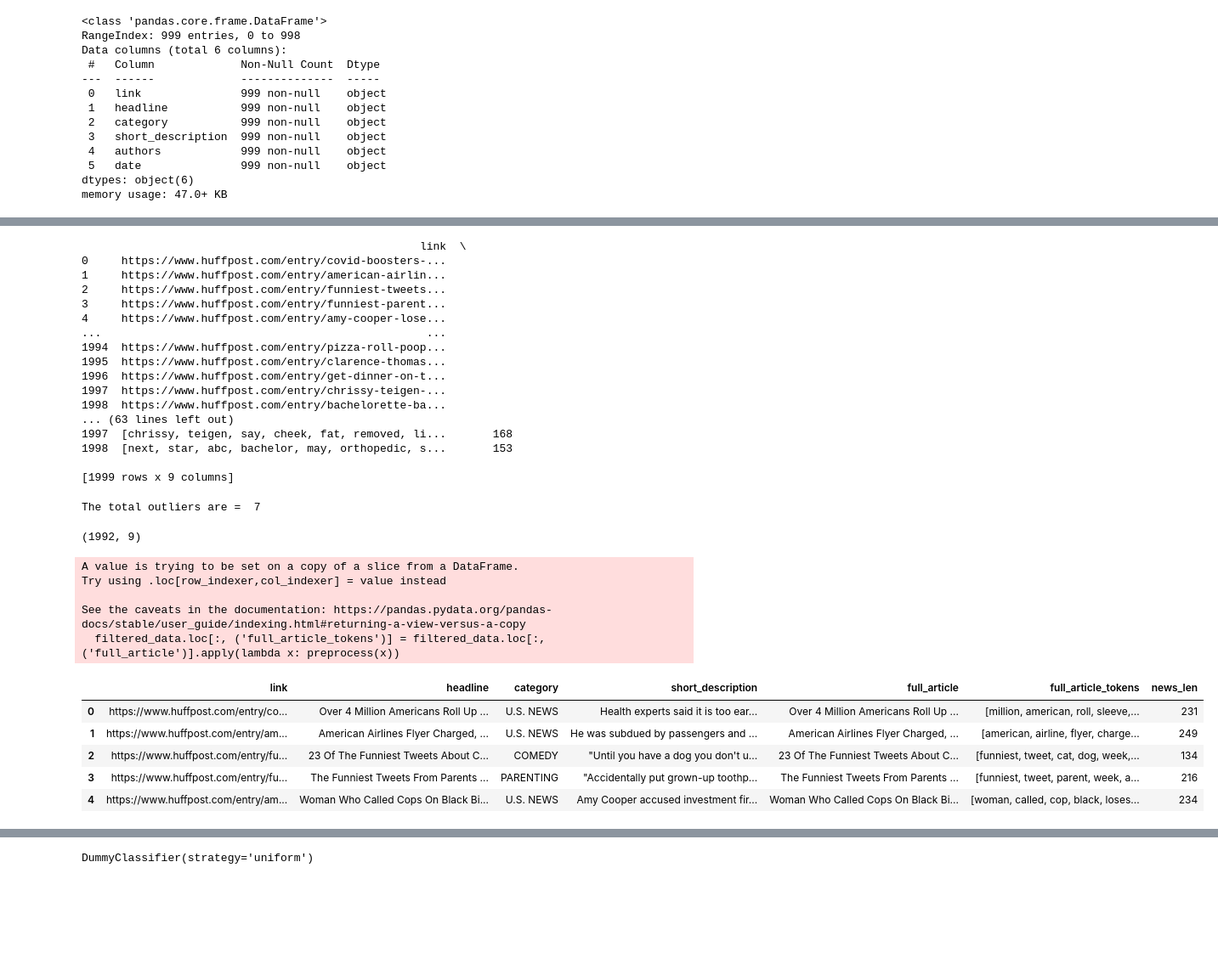
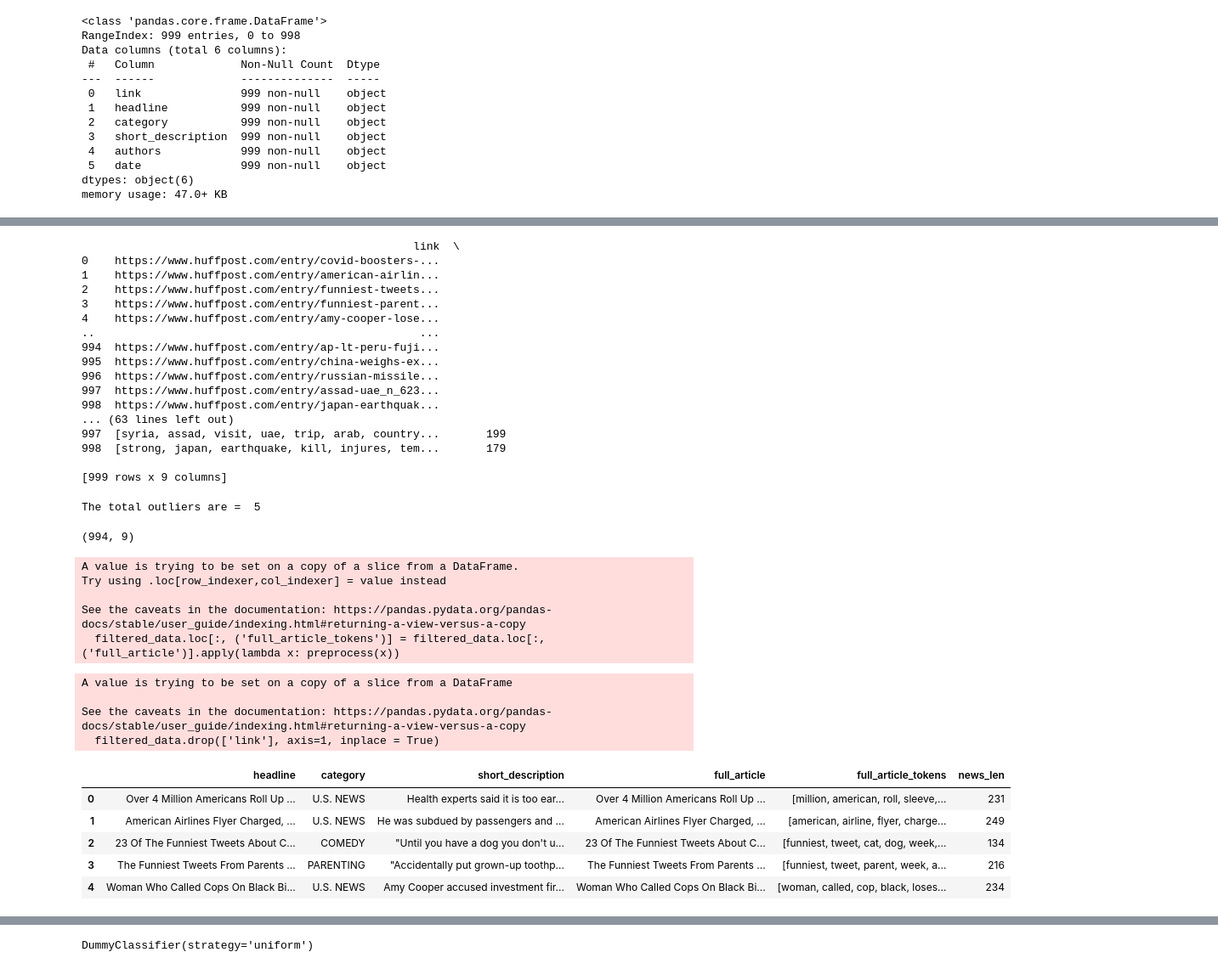
Before and after one commit to yichennliu/Azure_ML_text_classification, a Jupyter notebook: Exract_news_data_and_build_dummy_classifier.ipynb, the cells around one changed output, grey strips where cells are left out. Shown at 85% size. Drawn from its saved outputs; the diff is of its cells as text; code cells hidden in the pictures; blank space fills up the shorter version.

```diff
--- a/Exract_news_data_and_build_dummy_classifier.ipynb
+++ b/Exract_news_data_and_build_dummy_classifier.ipynb
@@ -87,7 +84,7 @@ def read_json_file(file):
         response = "[" + response + "]"
         return json.loads(response)
 
-response = read_json_file("/content/newstext_2000.json")
+response = read_json_file("/content/newstext_1000.json")
 data["News"] = response
 df2 = json_normalize(data['News'])
 # %%
@@ -203,24 +200,25 @@ df2.groupby('category')['news_len'].mean().reset_index().sort_values(by='news_le
 df2.reset_index(inplace = True, drop = True)
 print(df2)
 # %% [output]
-                                                   link  \
-0     https://www.huffpost.com/entry/covid-boosters-...
-1     https://www.huffpost.com/entry/american-airlin...
-2     https://www.huffpost.com/entry/funniest-tweets...
-3     https://www.huffpost.com/entry/funniest-parent...
-4     https://www.huffpost.com/entry/amy-cooper-lose...
-...                                                 ...
-1994  https://www.huffpost.com/entry/pizza-roll-poop...
-1995  https://www.huffpost.com/entry/clarence-thomas...
-1996  https://www.huffpost.com/entry/get-dinner-on-t...
-1997  https://www.huffpost.com/entry/chrissy-teigen-...
-1998  https://www.huffpost.com/entry/bachelorette-ba...
+                                                  link  \
+0    https://www.huffpost.com/entry/covid-boosters-...
+1    https://www.huffpost.com/entry/american-airlin...
+2    https://www.huffpost.com/entry/funniest-tweets...
+3    https://www.huffpost.com/entry/funniest-parent...
+4    https://www.huffpost.com/entry/amy-cooper-lose...
+..                                                 ...
+994  https://www.huffpost.com/entry/ap-lt-peru-fuji...
+995  https://www.huffpost.com/entry/china-weighs-ex...
+996  https://www.huffpost.com/entry/russian-missile...
+997  https://www.huffpost.com/entry/assad-uae_n_623...
+998  https://www.huffpost.com/entry/japan-earthquak...
 ... (63 lines left out)
-1997  [chrissy, teigen, say, cheek, fat, removed, li...       168
-1998  [next, star, abc, bachelor, may, orthopedic, s...       153
+997  [syria, assad, visit, uae, trip, arab, country...       199
+998  [strong, japan, earthquake, kill, injures, tem...       179
 
-[1999 rows x 9 columns]
+[999 rows x 9 columns]
 # %%
+# Calculate outliers
 count = 0
 max_threshold = df2['news_len'].std() *3 + df2['news_len'].mean()
 min_threshold = abs(df2['news_len'].mean() - df2['news_len'].std()*3)
@@ -229,12 +227,13 @@ for num in df2['news_len']:
       count += 1
 print("The total outliers are = ",count)
 # %% [output]
-The total outliers are =  7
+The total outliers are =  5
 # %%
+# Remove the outliers to improve the distribution
 filtered_data = df2[(df2['news_len'] < max_threshold) & (df2['news_len'] > min_threshold )]
 filtered_data.shape
 # %% [output]
-(1992, 9)
+(994, 9)
 # %%
 filtered_data.loc[:, ('full_article_tokens')] = filtered_data.loc[:,('full_article')].apply(lambda x: preprocess(x))
 # %% [output]
@@ -244,13 +243,18 @@ Try using .loc[row_indexer,col_indexer] = value instead
 See the caveats in the documentation: https://pandas.pydata.org/pandas-docs/stable/user_guide/indexing.html#returning-a-view-versus-a-copy
   filtered_data.loc[:, ('full_article_tokens')] = filtered_data.loc[:,('full_article')].apply(lambda x: preprocess(x))
 # %%
-df2.drop(['authors','date'], axis=1, inplace = True)
-df2.head()
+# Remmove irrelevant data
+filtered_data.drop(['authors','date', 'link'], axis=1, inplace = True)
+filtered_data.head()
 # %% [output]
+A value is trying to be set on a copy of a slice from a DataFrame
+
+See the caveats in the documentation: https://pandas.pydata.org/pandas-docs/stable/user_guide/indexing.html#returning-a-view-versus-a-copy
+  filtered_data.drop(['link'], axis=1, inplace = True)
-|  | link | headline | category | short_description | full_article | full_article_tokens | news_len |
-| 0 | https://www.huffpost.com/entry/co... | Over 4 Million Americans Roll Up ... | U.S. NEWS | Health experts said it is too ear... | Over 4 Million Americans Roll Up ... | [million, american, roll, sleeve,... | 231 |
-| 1 | https://www.huffpost.com/entry/am... | American Airlines Flyer Charged, ... | U.S. NEWS | He was subdued by passengers and ... | American Airlines Flyer Charged, ... | [american, airline, flyer, charge... | 249 |
-| 2 | https://www.huffpost.com/entry/fu... | 23 Of The Funniest Tweets About C... | COMEDY | "Until you have a dog you don't u... | 23 Of The Funniest Tweets About C... | [funniest, tweet, cat, dog, week,... | 134 |
-| 3 | https://www.huffpost.com/entry/fu... | The Funniest Tweets From Parents ... | PARENTING | "Accidentally put grown-up toothp... | The Funniest Tweets From Parents ... | [funniest, tweet, parent, week, a... | 216 |
-| 4 | https://www.huffpost.com/entry/am... | Woman Who Called Cops On Black Bi... | U.S. NEWS | Amy Cooper accused investment fir... | Woman Who Called Cops On Black Bi... | [woman, called, cop, black, loses... | 234 |
+|  | headline | category | short_description | full_article | full_article_tokens | news_len |
+| 0 | Over 4 Million Americans Roll Up ... | U.S. NEWS | Health experts said it is too ear... | Over 4 Million Americans Roll Up ... | [million, american, roll, sleeve,... | 231 |
+| 1 | American Airlines Flyer Charged, ... | U.S. NEWS | He was subdued by passengers and ... | American Airlines Flyer Charged, ... | [american, airline, flyer, charge... | 249 |
+| 2 | 23 Of The Funniest Tweets About C... | COMEDY | "Until you have a dog you don't u... | 23 Of The Funniest Tweets About C... | [funniest, tweet, cat, dog, week,... | 134 |
+| 3 | The Funniest Tweets From Parents ... | PARENTING | "Accidentally put grown-up toothp... | The Funniest Tweets From Parents ... | [funniest, tweet, parent, week, a... | 216 |
+| 4 | Woman Who Called Cops On Black Bi... | U.S. NEWS | Amy Cooper accused investment fir... | Woman Who Called Cops On Black Bi... | [woman, called, cop, black, loses... | 234 |
 # %%
```
Also changed, not shown: parts of 31 cells of this notebook, 2 other files.
